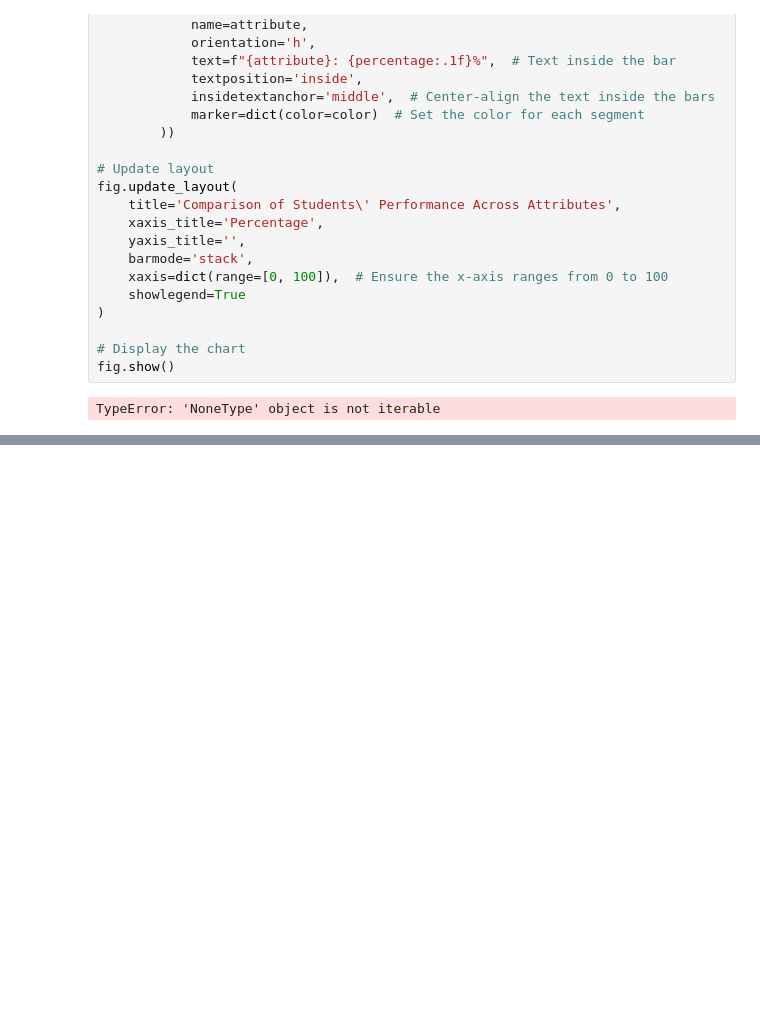
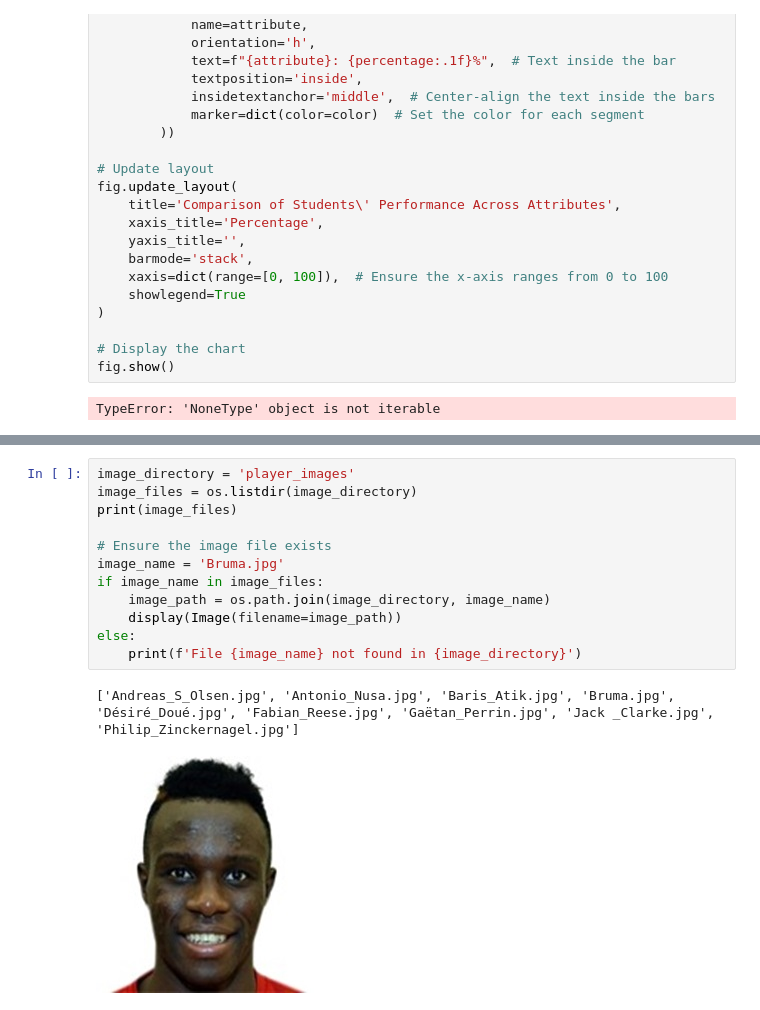
Before and after one commit to Senthilabi/Pandas_practice, a Jupyter notebook: TopDashboardPlot.ipynb, the cells around one changed output, grey strips where cells are left out. Cells and saved outputs as stored; diff of their text form; blank space fills up the shorter version.

```diff
--- a/TopDashboardPlot.ipynb
+++ b/TopDashboardPlot.ipynb
@@ -379,0 +448,15 @@ TypeError: 'NoneType' object is not iterable
+# %%
+image_directory = 'player_images'
+image_files = os.listdir(image_directory)
+print(image_files)
+
+# Ensure the image file exists
+image_name = 'Bruma.jpg'
+if image_name in image_files:
+    image_path = os.path.join(image_directory, image_name)
+    display(Image(filename=image_path))
+else:
+    print(f'File {image_name} not found in {image_directory}')
+# %% [output]
+['Andreas_S_Olsen.jpg', 'Antonio_Nusa.jpg', 'Baris_Atik.jpg', 'Bruma.jpg', 'Désiré_Doué.jpg', 'Fabian_Reese.jpg', 'Gaëtan_Perrin.jpg', 'Jack _Clarke.jpg', 'Philip_Zinckernagel.jpg']
+[figure, added]
```
Also changed, not shown: parts of 15 cells of this notebook, 22 other files.
